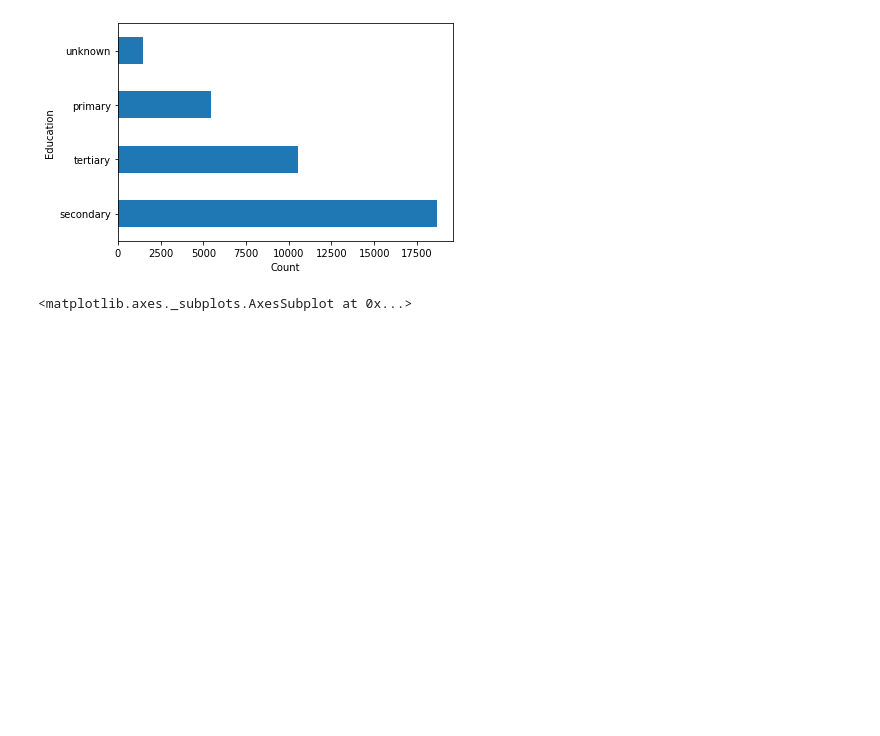
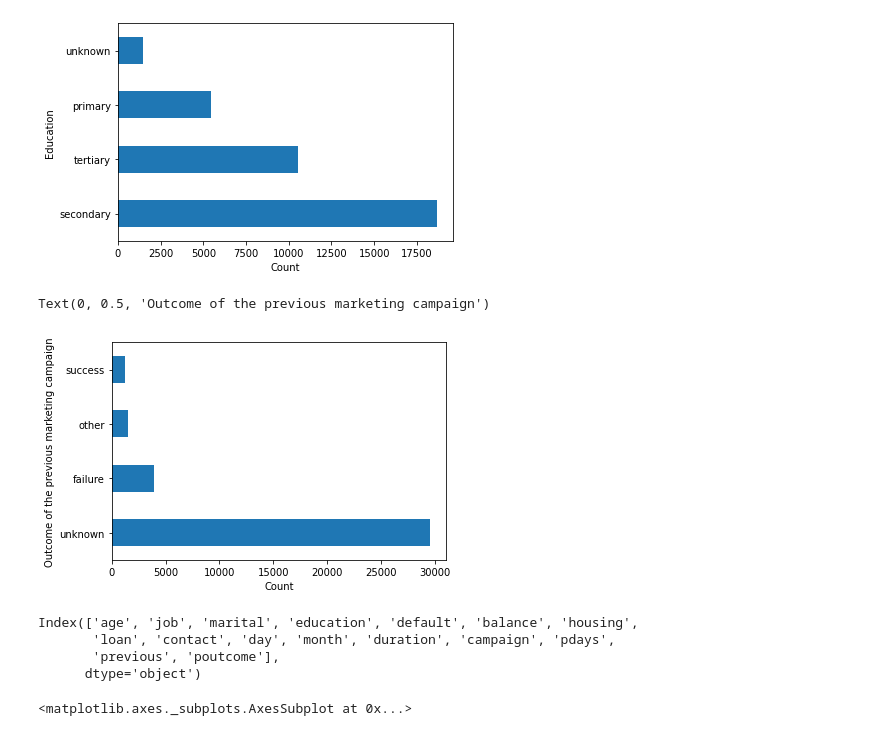
Before and after one commit to palit-ishan/Bank_Marketing_Campaign_Outcome, a Jupyter notebook: ML_Project_Notebook.ipynb, the cells around one changed output. Drawn from its saved outputs; the diff is of its cells as text; code cells hidden in the pictures; blank space fills up the shorter version.

```diff
--- a/ML_Project_Notebook.ipynb
+++ b/ML_Project_Notebook.ipynb
@@ -96,8 +96,23 @@ plt.ylabel('Education')
 # %% [output]
 Text(0, 0.5, 'Education')
 [figure]
+# %%
+#Analysing Outcome of the previous marketing campaign  categories
+X_train['poutcome'].value_counts().plot(kind='barh')
+plt.xlabel('Count')
+plt.ylabel('Outcome of the previous marketing campaign')
+# %% [output]
+Text(0, 0.5, 'Outcome of the previous marketing campaign')
+[figure, added]
 # %%
 # Univariate Analysis
+X_train.columns
+'age','balance','duration','campaign','pdays','previous'
+# %% [output]
+Index(['age', 'job', 'marital', 'education', 'default', 'balance', 'housing',
+       'loan', 'contact', 'day', 'month', 'duration', 'campaign', 'pdays',
+       'previous', 'poutcome'],
+      dtype='object')
 # %%
 import seaborn as sns
 sns.scatterplot(x=df_merged['balance'],y=df_merged['duration'],hue =df_merged['y'])
```
